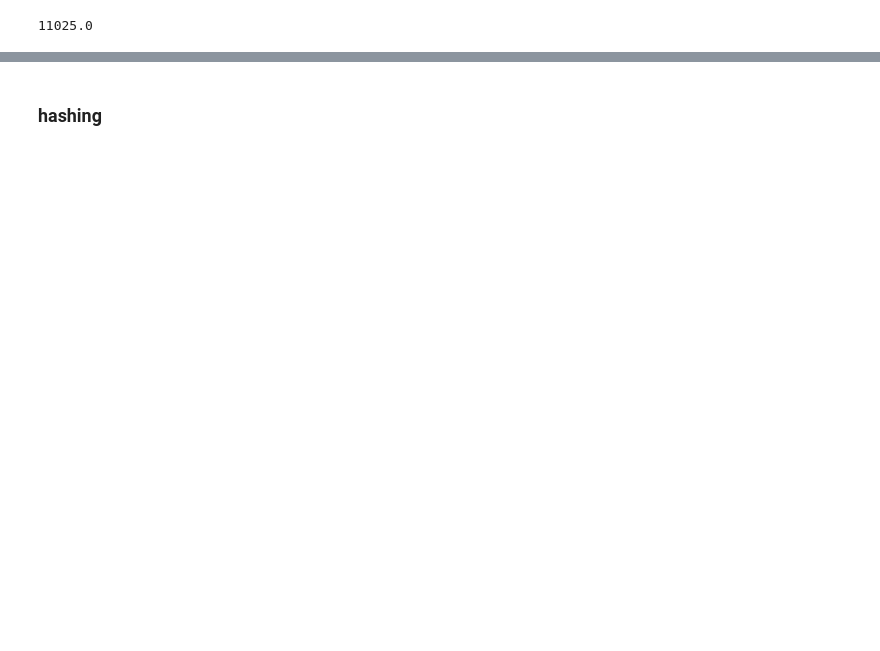
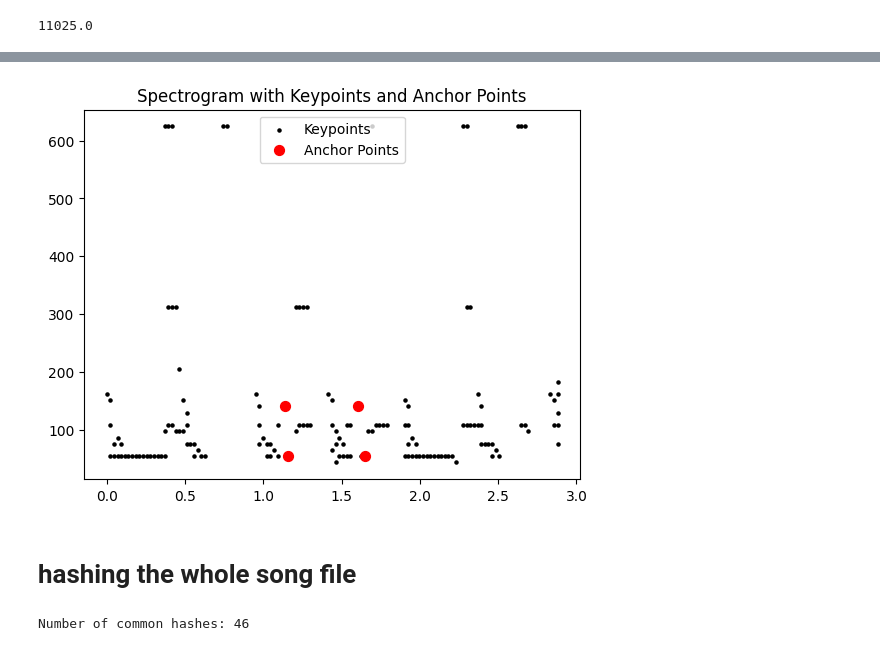
Before and after one commit to Elhamnzs/Shazam-Software-Intergation, a Jupyter notebook: labs/algorithms.ipynb, the cells around one changed output, grey strips where cells are left out. Drawn from its saved outputs; the diff is of its cells as text; code cells hidden in the pictures; blank space fills up the shorter version.

```diff
--- a/labs/algorithms.ipynb
+++ b/labs/algorithms.ipynb
@@ -255,2 +332,20 @@ print(peaks)
+# %%
+# Plotting
+
+# Displaying the Spectrogram
+# librosa.display.specshow(spectrogram_dB, sr=sr, cmap='jet', hop_length=hop_length, x_axis='time', y_axis='log')
+# plt.colorbar(format='%+2.0f dB')
+
+# Plotting the keypoints
+plt.scatter(peaks[:, 0], peaks[:, 1], color='black', s=5, label='Keypoints')
+
+# Plotting the anchor points
+plt.scatter(anchor_points[:, 0], anchor_points[:, 1], color='red', s=50, label='Anchor Points')
+
+plt.title('Spectrogram with Keypoints and Anchor Points')
+plt.legend()
+plt.show()
+# %% [output]
+[figure, added]
 # %% [markdown]
-### hashing
+# hashing the whole song file
@@ -268,0 +378,12 @@ peaks, _ = find_peaks(spectrogram_dB[:,t], height=threshold)
+# %%
+# Extract the hash values from both lists
+hash_values_full = set(h[2] for h in hashes_full)
+hash_values = set(h[2] for h in hashes)
+
+# Find the common hashes
+common_hashes = hash_values_full.intersection(hash_values)
+
+# Print the number of common hashes
+print(f"Number of common hashes: {len(common_hashes)}")
+# %% [output]
+Number of common hashes: 46
```
Also changed, not shown: parts of 25 cells of this notebook.
